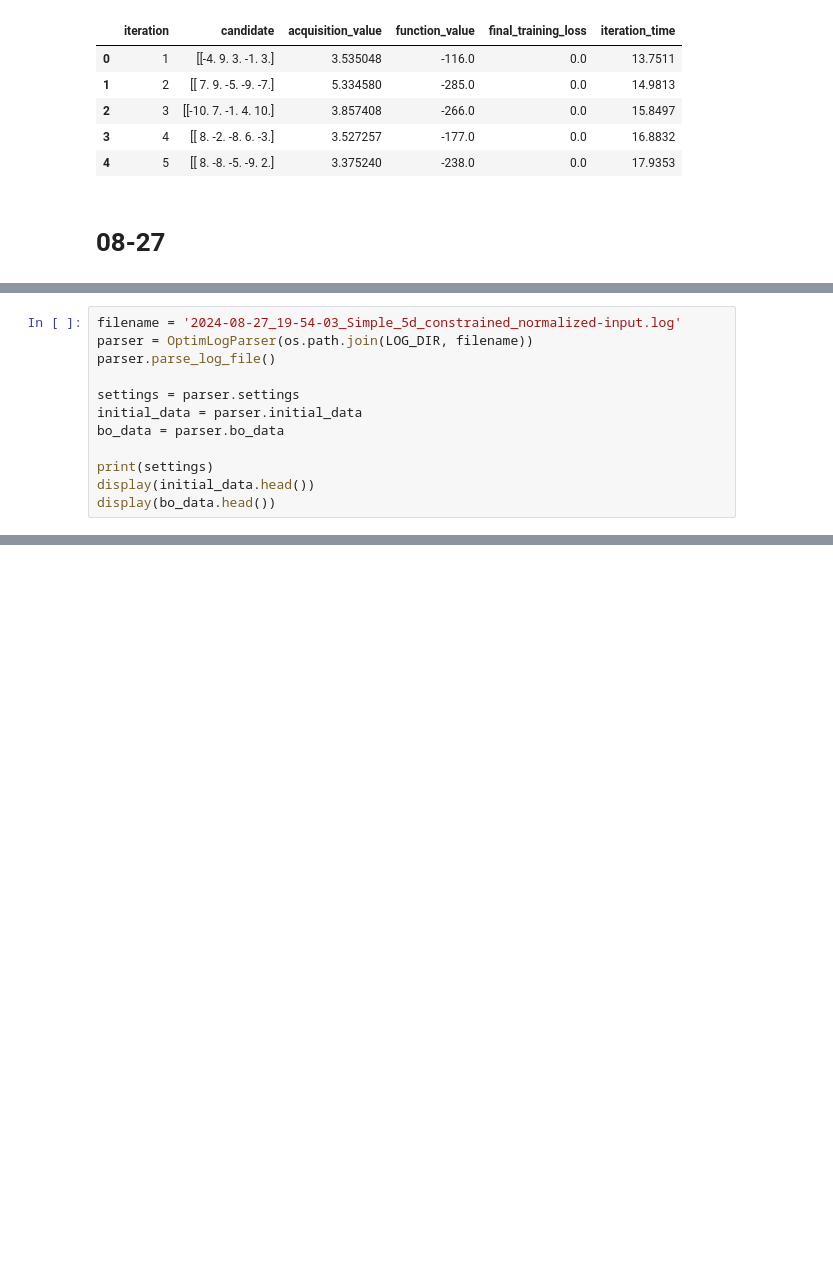
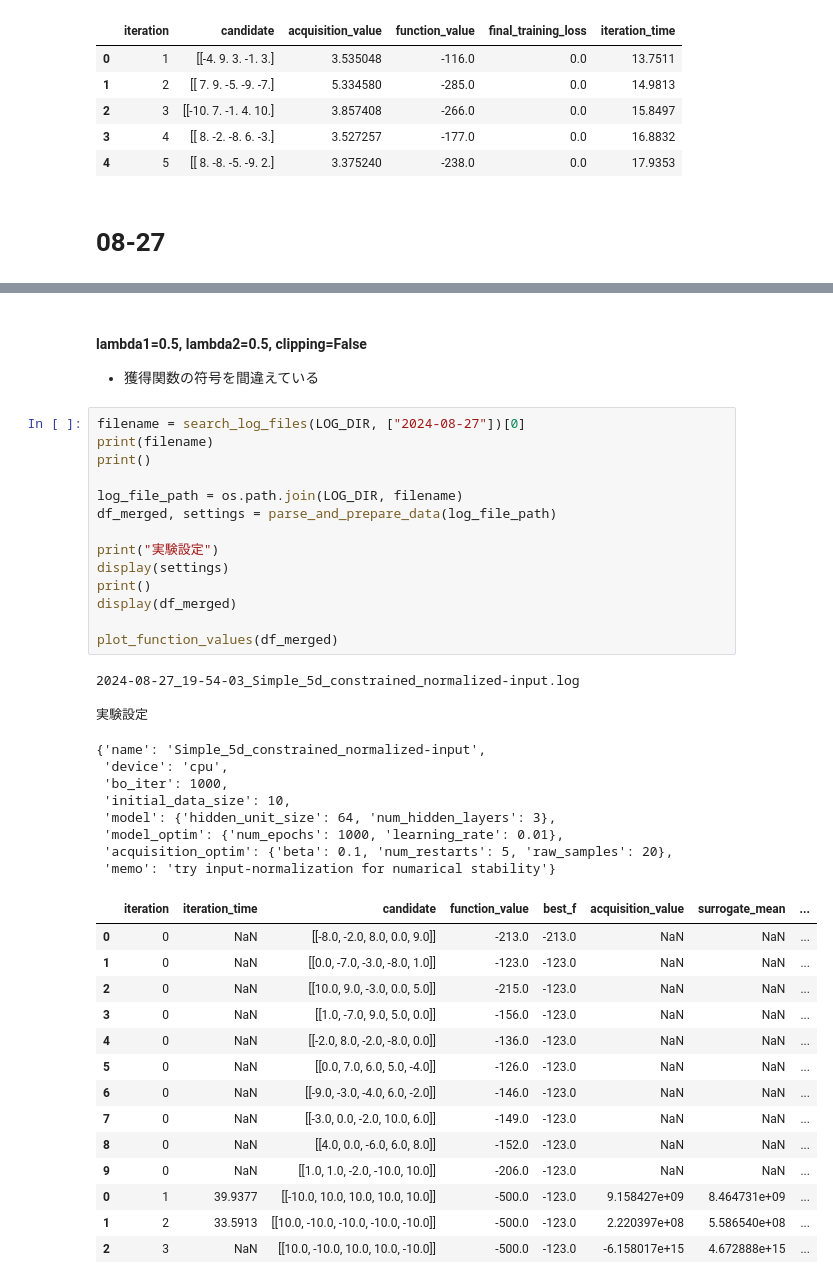
Before and after one commit to k-onoue/constrained_BO, a Jupyter notebook: notebooks/2024-08-27_vis.ipynb, the cells around one changed output, grey strips where cells are left out. Drawn from its saved outputs; the diff is of its cells as text; blank space fills up the shorter version.

```diff
--- a/notebooks/2024-08-27_vis.ipynb
+++ b/notebooks/2024-08-27_vis.ipynb
@@ -101,12 +107,0 @@ search_log_files(LOG_DIR, ["2024-08-27"])
-# %%
-filename = '2024-08-27_19-54-03_Simple_5d_constrained_normalized-input.log'
-parser = OptimLogParser(os.path.join(LOG_DIR, filename))
-parser.parse_log_file()
-
-settings = parser.settings
-initial_data = parser.initial_data
-bo_data = parser.bo_data
-
-print(settings)
-display(initial_data.head())
-display(bo_data.head())
@@ -114,0 +276,44 @@ ValueError: All arrays must be of the same length
+# %% [markdown]
+#### lambda1=0.5, lambda2=0.5, clipping=False
+
+- 獲得関数の符号を間違えている
+# %%
+filename = search_log_files(LOG_DIR, ["2024-08-27"])[0]
+print(filename)
+print()
+
+log_file_path = os.path.join(LOG_DIR, filename)
+df_merged, settings = parse_and_prepare_data(log_file_path)
+
+print("実験設定")
+display(settings)
+print()
+display(df_merged)
+
+plot_function_values(df_merged)
+# %% [output]
+2024-08-27_19-54-03_Simple_5d_constrained_normalized-input.log
+
+実験設定
+{'name': 'Simple_5d_constrained_normalized-input',
+ 'device': 'cpu',
+ 'bo_iter': 1000,
+ 'initial_data_size': 10,
+ 'model': {'hidden_unit_size': 64, 'num_hidden_layers': 3},
+ 'model_optim': {'num_epochs': 1000, 'learning_rate': 0.01},
+ 'acquisition_optim': {'beta': 0.1, 'num_restarts': 5, 'raw_samples': 20},
+ 'memo': 'try input-normalization for numarical stability'}
+|  | iteration | iteration_time | candidate | function_value | best_f | acquisition_value | surrogate_mean | ... |
+| 0 | 0 | NaN | [[-8.0, -2.0, 8.0, 0.0, 9.0]] | -213.0 | -213.0 | NaN | NaN | ... |
+| 1 | 0 | NaN | [[0.0, -7.0, -3.0, -8.0, 1.0]] | -123.0 | -123.0 | NaN | NaN | ... |
+| 2 | 0 | NaN | [[10.0, 9.0, -3.0, 0.0, 5.0]] | -215.0 | -123.0 | NaN | NaN | ... |
+| 3 | 0 | NaN | [[1.0, -7.0, 9.0, 5.0, 0.0]] | -156.0 | -123.0 | NaN | NaN | ... |
+| 4 | 0 | NaN | [[-2.0, 8.0, -2.0, -8.0, 0.0]] | -136.0 | -123.0 | NaN | NaN | ... |
+| 5 | 0 | NaN | [[0.0, 7.0, 6.0, 5.0, -4.0]] | -126.0 | -123.0 | NaN | NaN | ... |
+| 6 | 0 | NaN | [[-9.0, -3.0, -4.0, 6.0, -2.0]] | -146.0 | -123.0 | NaN | NaN | ... |
+| 7 | 0 | NaN | [[-3.0, 0.0, -2.0, 10.0, 6.0]] | -149.0 | -123.0 | NaN | NaN | ... |
+| 8 | 0 | NaN | [[4.0, 0.0, -6.0, 6.0, 8.0]] | -152.0 | -123.0 | NaN | NaN | ... |
+| 9 | 0 | NaN | [[1.0, 1.0, -2.0, -10.0, 10.0]] | -206.0 | -123.0 | NaN | NaN | ... |
+| 0 | 1 | 39.9377 | [[-10.0, 10.0, 10.0, 10.0, 10.0]] | -500.0 | -123.0 | 9.158427e+09 | 8.464731e+09 | ... |
+| 1 | 2 | 33.5913 | [[10.0, -10.0, -10.0, -10.0, -10.0]] | -500.0 | -123.0 | 2.220397e+08 | 5.586540e+08 | ... |
+| 2 | 3 | NaN | [[10.0, -10.0, 10.0, 10.0, -10.0]] | -500.0 | -123.0 | -6.158017e+15 | 4.672888e+15 | ... |
```
Also changed, not shown: parts of 16 cells of this notebook, 6 other files.
